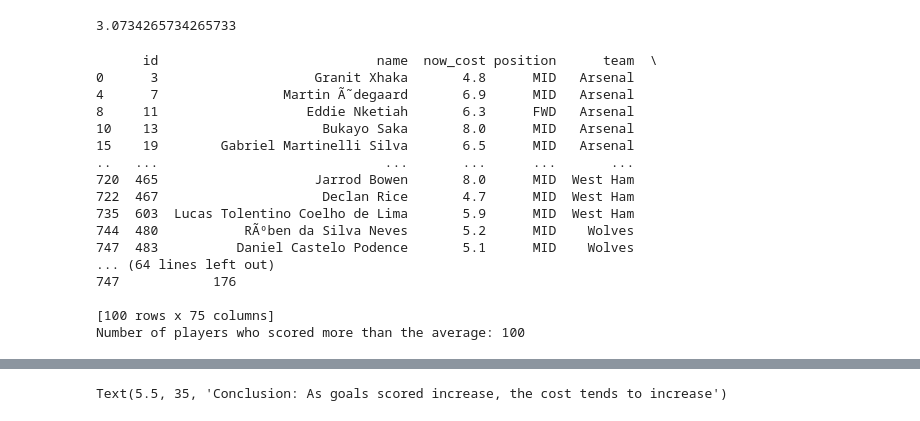
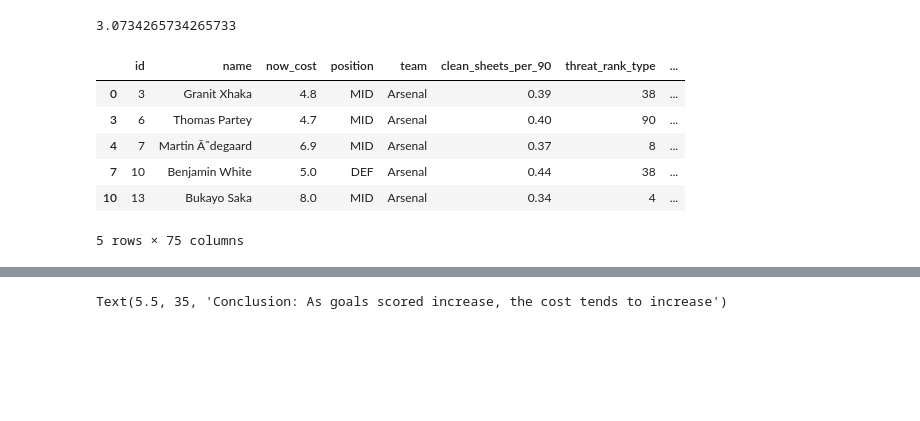
Before and after one commit to borhenDH/Fantasy-premier-league-Data-Analysis-and-Visualisation, a Jupyter notebook: analysis.ipynb, the cells around one changed output, grey strips where cells are left out. Saved outputs shown, nothing was run; the diff lists cells and outputs as text; code cells hidden in the pictures; blank space fills up the shorter version.

```diff
--- a/analysis.ipynb
+++ b/analysis.ipynb
@@ -45,27 +47,13 @@ average_goals_scored = filtered_players['goals_scored'].mean()
 average_goals_scored
 # %% [output]
 3.0734265734265733
-# %%
-high_scorers = data[data['goals_scored'] > average_goals_scored]
-print(high_scorers)
-
-count_high_scorers = len(high_scorers)
-print(f"Number of players who scored more than the average: {count_high_scorers}")
-# %% [output]
-      id                            name  now_cost position      team  \
-0      3                    Granit Xhaka       4.8      MID   Arsenal
-4      7                Martin Ã˜degaard       6.9      MID   Arsenal
-8     11                   Eddie Nketiah       6.3      FWD   Arsenal
-10    13                     Bukayo Saka       8.0      MID   Arsenal
-15    19        Gabriel Martinelli Silva       6.5      MID   Arsenal
-..   ...                             ...       ...      ...       ...
-720  465                    Jarrod Bowen       8.0      MID  West Ham
-722  467                     Declan Rice       4.7      MID  West Ham
-735  603  Lucas Tolentino Coelho de Lima       5.9      MID  West Ham
-744  480           RÃºben da Silva Neves       5.2      MID    Wolves
-747  483          Daniel Castelo Podence       5.1      MID    Wolves
-... (64 lines left out)
-747            176
-
-[100 rows x 75 columns]
-Number of players who scored more than the average: 100
+# %%
+filtered_players.head()
+# %% [output]
+|  | id | name | now_cost | position | team | clean_sheets_per_90 | threat_rank_type | ... |
+| 0 | 3 | Granit Xhaka | 4.8 | MID | Arsenal | 0.39 | 38 | ... |
+| 3 | 6 | Thomas Partey | 4.7 | MID | Arsenal | 0.40 | 90 | ... |
+| 4 | 7 | Martin Ã˜degaard | 6.9 | MID | Arsenal | 0.37 | 8 | ... |
+| 7 | 10 | Benjamin White | 5.0 | DEF | Arsenal | 0.44 | 38 | ... |
+| 10 | 13 | Bukayo Saka | 8.0 | MID | Arsenal | 0.34 | 4 | ... |
+5 rows × 75 columns
```
Also changed, not shown: parts of 8 cells of this notebook.
